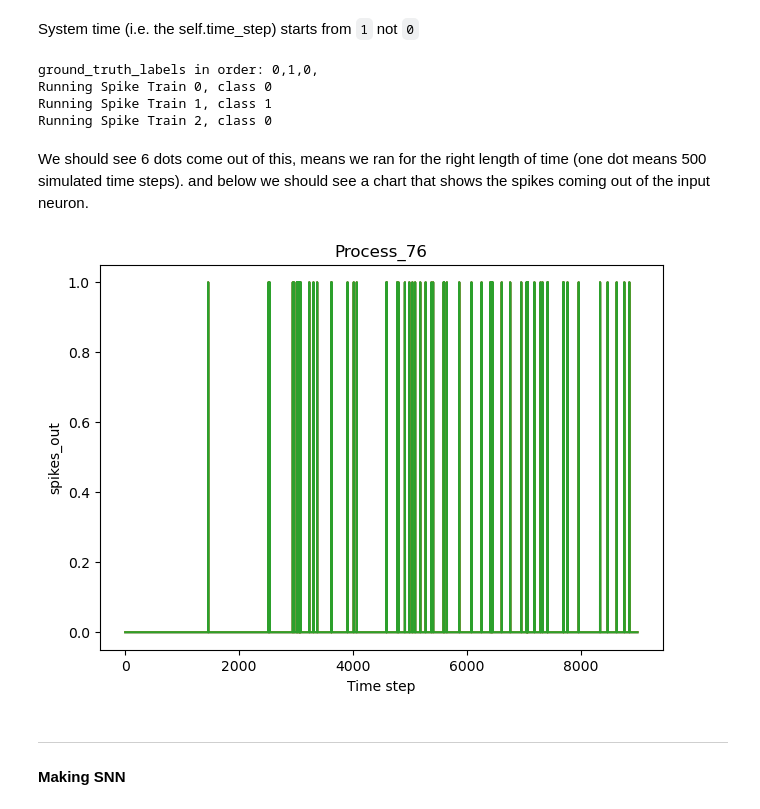
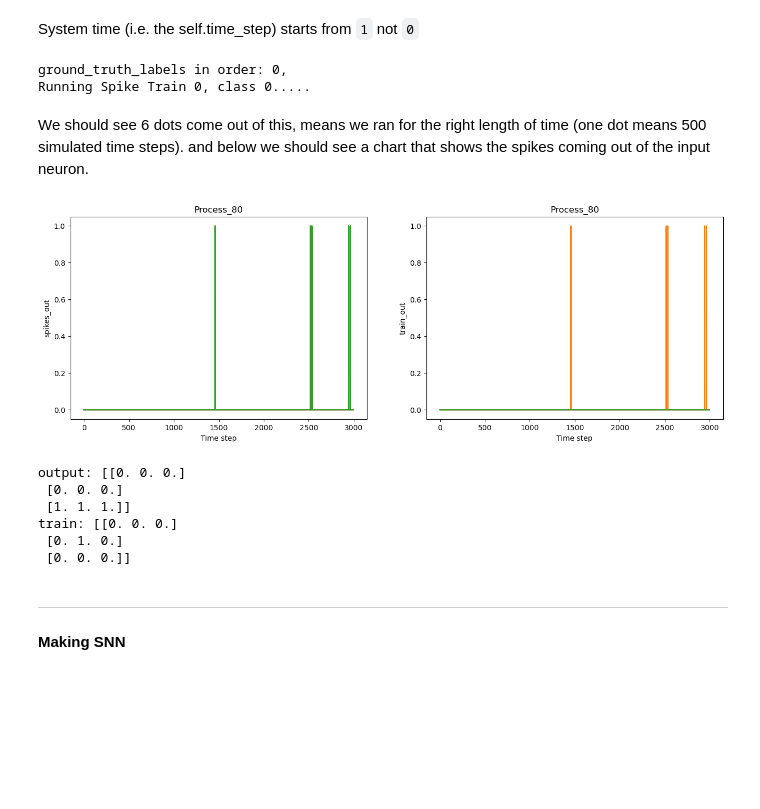
Before and after one commit to khood5/SNN-DNA-project, a Jupyter notebook: DNA_project.ipynb, the cells around one changed output. Saved outputs shown, nothing was run; the diff lists cells and outputs as text; code cells hidden in the pictures; blank space fills up the shorter version.

```diff
--- a/DNA_project.ipynb
+++ b/DNA_project.ipynb
@@ -255,16 +258,20 @@ run_post_mgmt
 System time (i.e. the self.time_step) starts from <code>1</code> not <code>0</code>
 # %%
 np.set_printoptions(linewidth=np.inf)
-
+# replace with '''lava.proc.io.dataloader.SpikeDataloader''' see https://lava-nc.org/lava/lava.proc.io.html
 class SpikeInput(AbstractProcess):
     def __init__(self,
                  num_spike_trains: ty.Optional[int], # no defulte depends on input experment setting (i.e. 5mm, 3mm etc)
                  spike_train_length: ty.Optional[int], # Number of steps recorded every 0.05 secs
-                 output_shape = (3,)
+                 output_shape = (3,),
+                 train_mask = [1,1,1]
                  ):
         super().__init__()
-        self.spikes_out = OutPort(shape=output_shape)  # Input spikes to the classifier
-        self.label_out = OutPort(shape=(1,))  # Ground truth labels to OutputProc
+        self.spikes_out = OutPort(shape=output_shape)
+        self.label_out = OutPort(shape=(1,))
+        self.train_out = OutPort(shape=output_shape)
+        self.train_mask = Var(shape=output_shape ,init=train_mask)
+
         self.num_spike_trains = Var(shape=(1,), init=num_spike_trains)
         self.spike_train_length = Var(shape=(1,), init=spike_train_length)
         self.input_spike_train = Var(shape=(spike_train_length,), init=trainingData[0][0])
@@ -277,7 +284,9 @@ class PySpikeInputModel(PyLoihiProcessModel):
     num_spike_trains: int = LavaPyType(int, int, precision=32)
 
     spikes_out: PyOutPort = LavaPyType(PyOutPort.VEC_DENSE, bool, precision=1)
+    train_out: PyOutPort = LavaPyType(PyOutPort.VEC_DENSE, bool, precision=1)
     label_out: PyOutPort = LavaPyType(PyOutPort.VEC_DENSE, np.int32, precision=32)
+    train_mask: np.ndarray = LavaPyType(np.ndarray, bool)
 
     # num_steps_per_image: int = LavaPyType(int, int, precision=32)
     spike_train_length: int = LavaPyType(int, int, precision=32)
@@ -295,8 +304,16 @@ class PySpikeInputModel(PyLoihiProcessModel):
         """Spiking phase: executed unconditionally at every time-step
         """
         spike, self.input_spike_train = self.input_spike_train[0], self.input_spike_train[1:]
+        trainSpike = next(iter(self.input_spike_train), 0)  # the next spike if no next spike then 0
         output = np.zeros(self.spikes_out.shape)
         output += spike
+        t_output = np.zeros(self.spikes_out.shape)
+        t_output += trainSpike
+        t_output = np.multiply(t_output,self.train_mask)
+
+        if self.time_step % 500 == 0:
+            print(f".", end='')
+
 
         if len(self.input_spike_train) == 0:
             # when done with one spike train move to next one
@@ -308,12 +325,18 @@ class PySpikeInputModel(PyLoihiProcessModel):
             self.input_spike_train = trainingData[self.curr_spike_train_id][0].astype(np.int32) # grab the next spike train
 
         self.spikes_out.send(output)
+        self.train_out.send(t_output)
 # %%
-number_of_spike_trains = 3
-spike_input = SpikeInput(num_spike_trains=len(trainingData)-1, spike_train_length=steps_per_spike_train)
+number_of_spike_trains = 1
+spike_input = SpikeInput(num_spike_trains=len(trainingData)-1,
+                         spike_train_length=steps_per_spike_train,
+                         train_mask=[0,1,0]
+                         )
 
 monitor_input = Monitor()
+monitor_train = Monitor()
 monitor_input.probe(spike_input.spikes_out, steps_per_spike_train*number_of_spike_trains)
+monitor_train.probe(spike_input.train_out, steps_per_spike_train*number_of_spike_trains)
 # %%
 print(f"ground_truth_labels in order: ", end="")
 for i in range(number_of_spike_trains):
@@ -321,26 +344,41 @@ for i in range(number_of_spike_trains):
 print()
 
 for i in range(number_of_spike_trains):
-    print(f"Running Spike Train {i}, class {int(spike_input.ground_truth_label.get())}")
+    print(f"Running Spike Train {i}, class {int(spike_input.ground_truth_label.get())}", end="")
     run_cfg = Loihi1SimCfg(select_tag="floating_pt")
     run_condition = RunSteps(num_steps=steps_per_spike_train)
     spike_input.run(condition=run_condition, run_cfg=run_cfg)
+    print()
 # %% [output]
-ground_truth_labels in order: 0,1,0,
-Running Spike Train 0, class 0
-Running Spike Train 1, class 1
-Running Spike Train 2, class 0
+ground_truth_labels in order: 0,
+Running Spike Train 0, class 0.....
 # %% [markdown]
 We should see 6 dots come out of this, means we ran for the right length of time (one dot means 500 simulated time steps). and below we should see a chart that shows the spikes coming out of the input neuron.
 # %%
 # Create a subplot for each monitor
 fig = plt.figure(figsize=(16, 5))
 ax0 = fig.add_subplot(121)
+ax1 = fig.add_subplot(122)
 
 # Plot the recorded data
 monitor_input.plot(ax0, spike_input.spikes_out)
+monitor_train.plot(ax1, spike_input.train_out)
 # %% [output]
-[figure, old version]
+[figure, new version]
+# %%
+key = list(monitor_input.get_data().keys())[0]
+
+output = monitor_input.get_data()[key]['spikes_out']
+train = monitor_train.get_data()[key]['train_out']
+print(f"output: {output[1456:1459]}")
+print(f"train: {train[1456:1459]}")
+# %% [output]
+output: [[0. 0. 0.]
+ [0. 0. 0.]
+ [1. 1. 1.]]
+train: [[0. 0. 0.]
+ [0. 1. 0.]
+ [0. 0. 0.]]
 # %%
 spike_input.stop()
 # %% [markdown]
```
Also changed, not shown: parts of 19 cells of this notebook, 1 other file.
